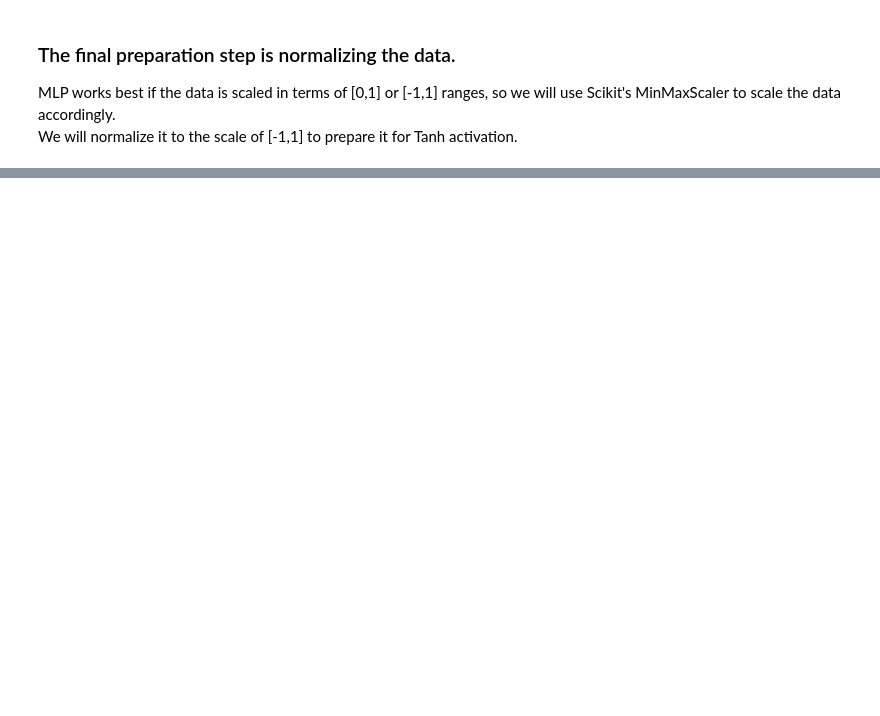
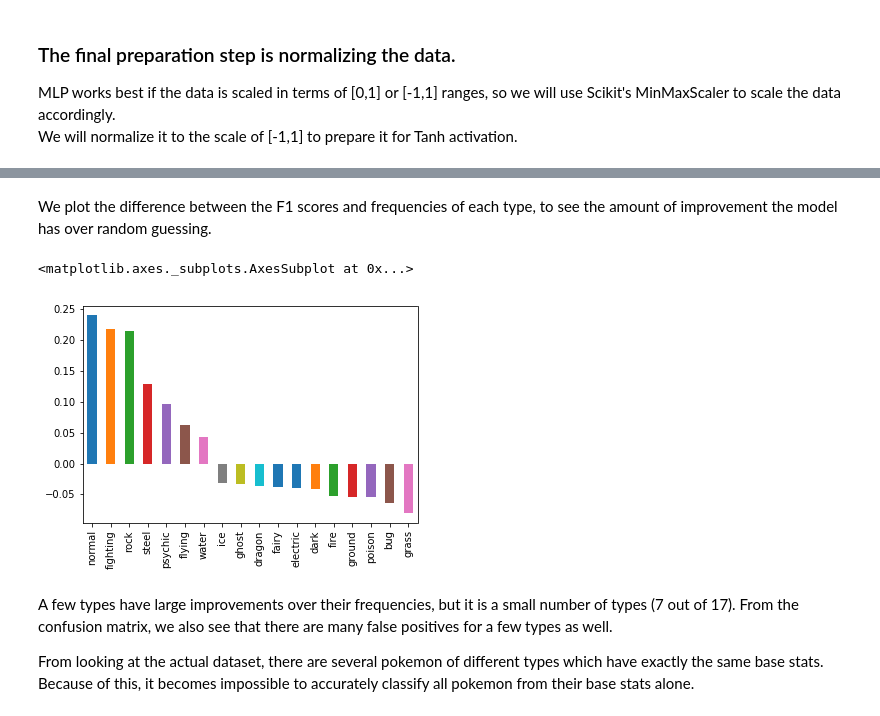
Before and after one commit to jonahcancio/cs180_mp2, a Jupyter notebook: cancio_hernandez_mp2.ipynb, the cells around one changed output, grey strips where cells are left out. Cells and saved outputs as stored; diff of their text form; code cells hidden in the pictures; blank space fills up the shorter version.

```diff
--- a/cancio_hernandez_mp2.ipynb
+++ b/cancio_hernandez_mp2.ipynb
@@ -296,9 +250,8 @@ Some of the parameters are:
 # %%
 from sklearn.neural_network import MLPClassifier
 
-# activation='logistic'
 activation='tanh'
-mlp = MLPClassifier(hidden_layer_sizes=(6, 5, 4, 3, 2),max_iter=10000,learning_rate_init=0.001,activation=activation)
+mlp = MLPClassifier(hidden_layer_sizes=(6, 3),max_iter=10000,learning_rate_init=0.001,activation=activation)
 mlp.fit(x_train,y_train)
 # %% [output]
 MLPClassifier(activation='tanh', alpha=0.0001, batch_size='auto', beta_1=0.9,
@@ -359,0 +317,18 @@ weighted avg       0.15      0.18      0.11       244
+# %%
+c_r = classification_report(y_test,predictions,output_dict=True)
+f1 = []
+for i in type_list:
+    f1.append(c_r[i]['f1-score'])
+# %% [markdown]
+We plot the difference between the F1 scores and frequencies of each type, to see the amount of improvement the model has over random guessing.
+# %%
+delta = [(f - t) for t, f in zip(td_sort, f1)]
+an = pd.Series(data=delta, index=type_list)
+an.sort_values(ascending=False, inplace=True)
+an.plot(kind='bar')
+# %% [output]
+<matplotlib.axes._subplots.AxesSubplot at 0x...>
+[figure, added]
+# %% [markdown]
+<p>A few types have large improvements over their frequencies, but it is a small number of types (7 out of 17). From the confusion matrix, we also see that there are many false positives for a few types as well.</p>
+<p>From looking at the actual dataset, there are several pokemon of different types which have exactly the same base stats. Because of this, it becomes impossible to accurately classify all pokemon from their base stats alone.</p>
```
Also changed, not shown: parts of 16 cells of this notebook.
